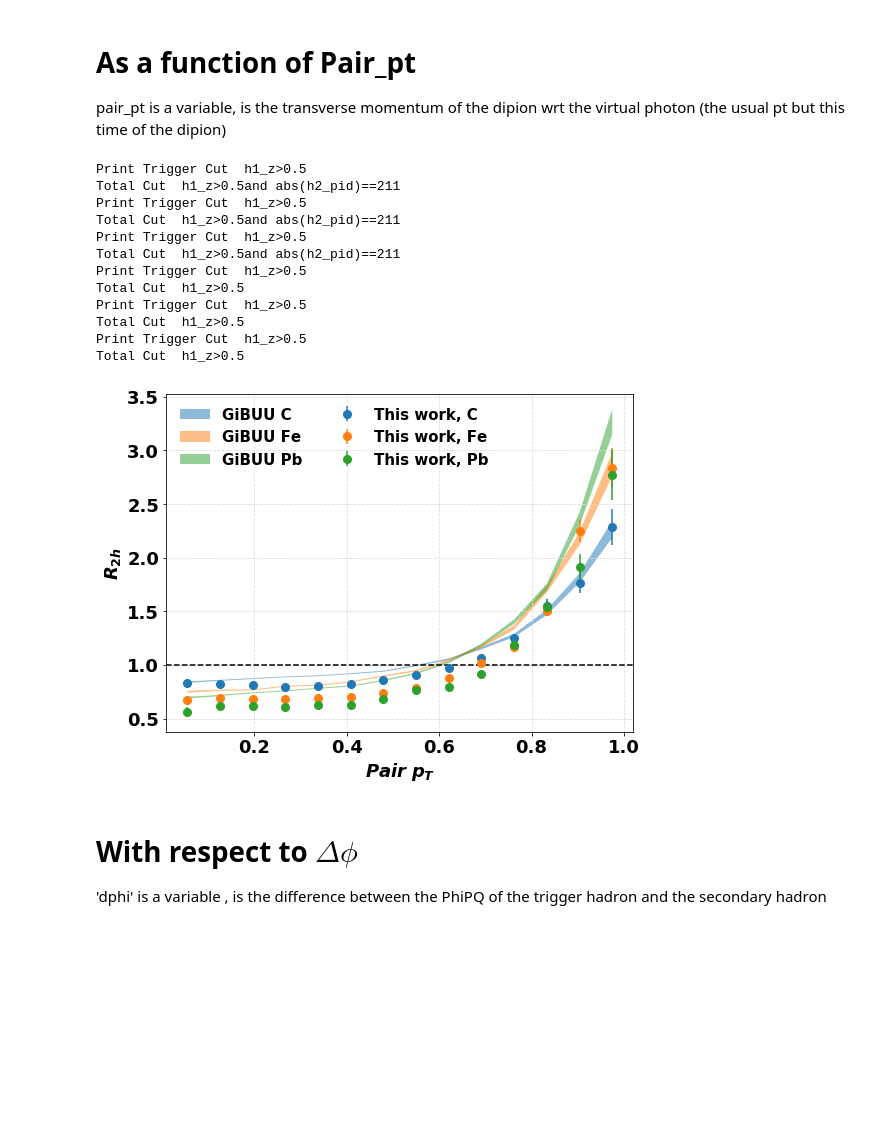
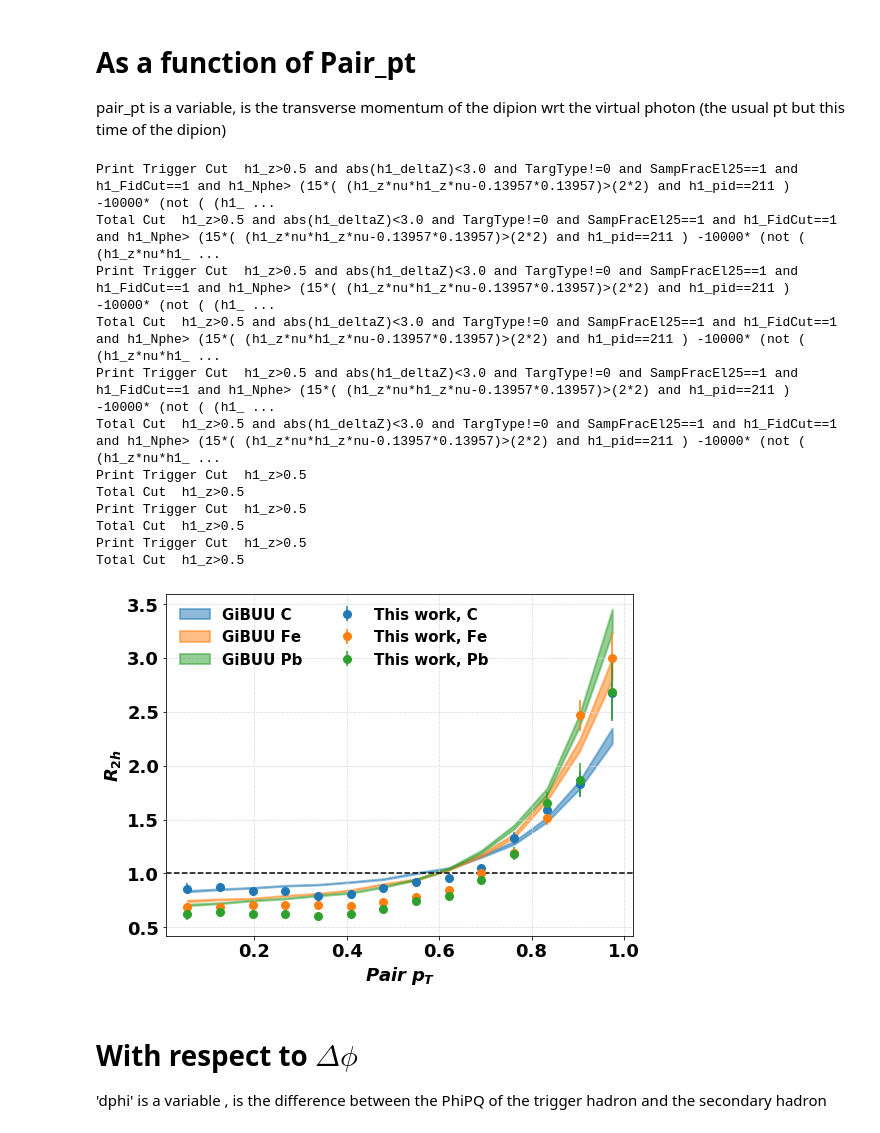
Before and after one commit to smoranvas/di-hadron, a Jupyter notebook: getRatios.ipynb, the cells around one changed output. Cells and saved outputs as stored; diff of their text form; code cells hidden in the pictures; blank space fills up the shorter version.

```diff
--- a/getRatios.ipynb
+++ b/getRatios.ipynb
@@ -298,7 +149,7 @@ for key in df.keys():
     if 'GiBUU' in key:
         isMC=True
     print ('\nkey: ',key)
-    df[key] = applyCuts(df[key],isMC=isMC)
-    df[key] = applyCutsPair(df[key],isMC=isMC)
+    df[key] = r2h.applyCuts(df[key],isMC=isMC)
+    df[key] = r2h.applyCutsPair(df[key],isMC=isMC)
 # %% [output]
 key:  C
@@ -321,7 +172,7 @@ Wall time: 7.05 s
 # %%
 for key in df_trigger.keys():
     print (key)
-    df_trigger[key] = applyCuts(df_trigger[key],isTrigger=True)
+    df_trigger[key] = r2h.applyCuts(df_trigger[key],isTrigger=True)
     print (' ')
 # %% [output]
 C_trigger
@@ -451,14 +309,26 @@ plt.legend(frameon=True)
 plt.show()
 # %% [output]
 [figure]
+# %%
+p_thr=2.7
+Nphe_thr=15
+Nphe_h1_cut='h1_Nphe> (%d*( (h1_z*nu*h1_z*nu-0.13957*0.13957)>(%d*%d) and h1_pid==211 ) -10000* (not ( (h1_z*nu*h1_z*nu-0.13957*0.13957)>(%d*%d) and h1_pid==211 ) ) )'%(Nphe_thr,p_thr,p_thr,p_thr,p_thr)
+Nphe_h2_cut='h2_Nphe> (%d*( (h2_z*nu*h2_z*nu-0.13957*0.13957)>(%d*%d) and h2_pid==211 ) -10000* (not ( (h2_z*nu*h2_z*nu-0.13957*0.13957)>(%d*%d) and h2_pid==211 ) ) )'%(Nphe_thr,p_thr,p_thr,p_thr,p_thr)
+Chi2CC_h1_cut='h1_Chi2CC < (0.08726*( (h1_z*nu*h1_z*nu-0.13957*0.13957)>(%d*%d) and h1_pid==211 ) +10000* (not ( (h1_z*nu*h1_z*nu-0.13957*0.13957)>(%d*%d) and h1_pid==211 ) ) )'%(p_thr,p_thr,p_thr,p_thr)
+Chi2CC_h2_cut='h2_Chi2CC < (0.08726*( (h2_z*nu*h2_z*nu-0.13957*0.13957)>(%d*%d) and h2_pid==211 ) +10000* (not ( (h2_z*nu*h2_z*nu-0.13957*0.13957)>(%d*%d) and h2_pid==211 ) ) )'%(p_thr,p_thr,p_thr,p_thr)
+StatCC_h1_cut='h1_StatCC>((( (h1_z*nu*h1_z*nu-0.13957*0.13957)>(%d*%d) and h1_pid==211 ) -1 ))'%(p_thr,p_thr)
+StatCC_h2_cut='h2_StatCC>((( (h2_z*nu*h2_z*nu-0.13957*0.13957)>(%d*%d) and h2_pid==211 ) -1 ))'%(p_thr,p_thr)
+
+pair_cut_nom  ='and h1_z>0.5 and abs(h2_deltaZ)<3.0 and abs(h1_deltaZ)<3.0 and TargType!=0 and SampFracEl25==1 and h1_FidCut==1 and h2_FidCut==1 and %s and %s and %s and %s and %s and %s'%(Nphe_h1_cut, Nphe_h2_cut,Chi2CC_h1_cut,Chi2CC_h2_cut,StatCC_h1_cut, StatCC_h2_cut)
+trigger_cut_nom   ='h1_z>0.5 and abs(h1_deltaZ)<3.0 and TargType!=0 and SampFracEl25==1 and h1_FidCut==1 and %s and %s and %s  '%(Nphe_h1_cut, Chi2CC_h1_cut,StatCC_h1_cut)
 # %%
 fig = plt.figure(figsize=(8,6))
-## getRatio returns:  ratio_conditional,error_conditional,x_conditional
 
 for i,target in enumerate(['C','Fe','Pb']):
-    r, err,x = getRatio(df['%s'%target], df['D_%s'%target],
+    r, err,x = r2h.getRatio(df['%s'%target], df['D_%s'%target],
                         df_trigger['%s_trigger'%target], df_trigger['D_%s_trigger'%target],
-                        minz=0.05,maxz=0.45, variable='h2_z', pair_cut = '')
+                        minz=0.05,maxz=0.45, variable='h2_z',
+                        pair_cut = pair_cut_nom,trig_cut = trigger_cut_nom)
     plt.errorbar(x+0.005*i,r,yerr=err,label='This work, %s'%target,fmt='o',ms=8) ## 'fmt' is for formatting
 
 
@@ -469,7 +339,7 @@ for i,target in enumerate(['C','Fe','Pb']):
 #plt.fill_between(np.subtract(x,-i*0.005), r*0.94,r*1.04, color=colors[target],alpha=0.2)
 
     #GiBUU
-    r, err,x = getRatio(df['GiBUU_%s'%target],df['GiBUU_D'],df_trigger['GiBUU_%s_trigger'%target],
+    r, err,x = r2h.getRatio(df['GiBUU_%s'%target],df['GiBUU_D'],df_trigger['GiBUU_%s_trigger'%target],
                         df_trigger['GiBUU_D_trigger']
                        ,variable='h2_z',minz=0.05,maxz=0.45, applyweight=False,
                         pair_cut = '')
@@ -750,43 +631,44 @@ pair_pt is a variable, is the transverse momentum of the dipion wrt the virtual
 # %%
 fig = plt.figure(figsize=(8,6))
 
-for target in ['C','Fe','Pb']:
-    r, err,x = getRatio(df['%s'%target], df['D_%s'%target], df_trigger['%s_trigger'%target],
+for j,target in enumerate(['C','Fe','Pb']):
+    r, err,x = r2h.getRatio(df['%s'%target], df['D_%s'%target], df_trigger['%s_trigger'%target],
                         df_trigger['D_%s_trigger'%target],
-                        pair_cut='and abs(h2_pid)==211',minz=0.01,maxz=1.0,nbins=15,variable='pair_pt')
+                        pair_cut = pair_cut_nom,trig_cut = trigger_cut_nom,
+                            minz=0.01,maxz=1.0,nbins=15,variable='pair_pt')
     plt.errorbar(np.subtract(x,-i*0.005),r,yerr=err,label='This work, %s'%target,ms=8,fmt='o',
-                 alpha=0.99,color=colors[target])
+                 alpha=0.99,color=colors[j+1])
     #plt.fill_between(np.subtract(x,-i*0.005), r*0.94,r*1.04, color=colors[target],alpha=0.2)
 
-for target in ['C','Fe','Pb']:
-    r, err,x = getRatio(df['GiBUU_%s'%target],df['GiBUU_D'],
+for j,target in enumerate(['C','Fe','Pb']):
+    r, err,x = r2h.getRatio(df['GiBUU_%s'%target],df['GiBUU_D'],
                         df_trigger['GiBUU_%s_trigger'%target],df_trigger['GiBUU_D_trigger'],
                         pair_cut='',minz=0.01,maxz=1.0,nbins=15,variable='pair_pt')
     #plt.errorbar(x,r,yerr=err,label='GiBUU %s'%target,ms=8,lw=2)
-    plt.fill_between(x+0.005*i,r-err,r+err,label='GiBUU %s'%target,alpha=0.5,lw=2)
+    plt.fill_between(x+0.005*i,r-err,r+err,label='GiBUU %s'%target,alpha=0.5,lw=2,color=colors[j+1] )
 
 plt.xlabel('$Pair$ $p_{T}$',fontsize=18)
 plt.ylabel('$R_{2h}$',fontsize=18)
 plt.axhline(y=1.0,color='black',linestyle='--')
-plt.legend(loc='best',frameon=False,fontsize=15,ncol=2)
+plt.legend(loc='upper left',frameon=False,fontsize=15,ncol=2)
 plt.tight_layout()
 plt.grid(True, axis='x',color='gainsboro', linestyle='dashed')
 plt.grid(True, axis='y',color='gainsboro', linestyle='dashed')
 plt.savefig('R2h_Pt.pdf')
 # %% [output]
-Print Trigger Cut  h1_z>0.5
-Total Cut  h1_z>0.5and abs(h2_pid)==211
-Print Trigger Cut  h1_z>0.5
-Total Cut  h1_z>0.5and abs(h2_pid)==211
-Print Trigger Cut  h1_z>0.5
-Total Cut  h1_z>0.5and abs(h2_pid)==211
+Print Trigger Cut  h1_z>0.5 and abs(h1_deltaZ)<3.0 and TargType!=0 and SampFracEl25==1 and h1_FidCut==1 and h1_Nphe> (15*( (h1_z*nu*h1_z*nu-0.13957*0.13957)>(2*2) and h1_pid==211 ) -10000* (not ( (h1_ ...
+Total Cut  h1_z>0.5 and abs(h1_deltaZ)<3.0 and TargType!=0 and SampFracEl25==1 and h1_FidCut==1 and h1_Nphe> (15*( (h1_z*nu*h1_z*nu-0.13957*0.13957)>(2*2) and h1_pid==211 ) -10000* (not ( (h1_z*nu*h1_ ...
+Print Trigger Cut  h1_z>0.5 and abs(h1_deltaZ)<3.0 and TargType!=0 and SampFracEl25==1 and h1_FidCut==1 and h1_Nphe> (15*( (h1_z*nu*h1_z*nu-0.13957*0.13957)>(2*2) and h1_pid==211 ) -10000* (not ( (h1_ ...
+Total Cut  h1_z>0.5 and abs(h1_deltaZ)<3.0 and TargType!=0 and SampFracEl25==1 and h1_FidCut==1 and h1_Nphe> (15*( (h1_z*nu*h1_z*nu-0.13957*0.13957)>(2*2) and h1_pid==211 ) -10000* (not ( (h1_z*nu*h1_ ...
+Print Trigger Cut  h1_z>0.5 and abs(h1_deltaZ)<3.0 and TargType!=0 and SampFracEl25==1 and h1_FidCut==1 and h1_Nphe> (15*( (h1_z*nu*h1_z*nu-0.13957*0.13957)>(2*2) and h1_pid==211 ) -10000* (not ( (h1_ ...
+Total Cut  h1_z>0.5 and abs(h1_deltaZ)<3.0 and TargType!=0 and SampFracEl25==1 and h1_FidCut==1 and h1_Nphe> (15*( (h1_z*nu*h1_z*nu-0.13957*0.13957)>(2*2) and h1_pid==211 ) -10000* (not ( (h1_z*nu*h1_ ...
 Print Trigger Cut  h1_z>0.5
 Total Cut  h1_z>0.5
 Print Trigger Cut  h1_z>0.5
 Total Cut  h1_z>0.5
 Print Trigger Cut  h1_z>0.5
 Total Cut  h1_z>0.5
-[figure, old version]
+[figure, new version]
 # %% [markdown]
 # With respect to $\Delta \phi$
 'dphi' is a variable , is the difference between the PhiPQ of the trigger hadron and the secondary hadron
```
Also changed, not shown: parts of 54 cells of this notebook.
